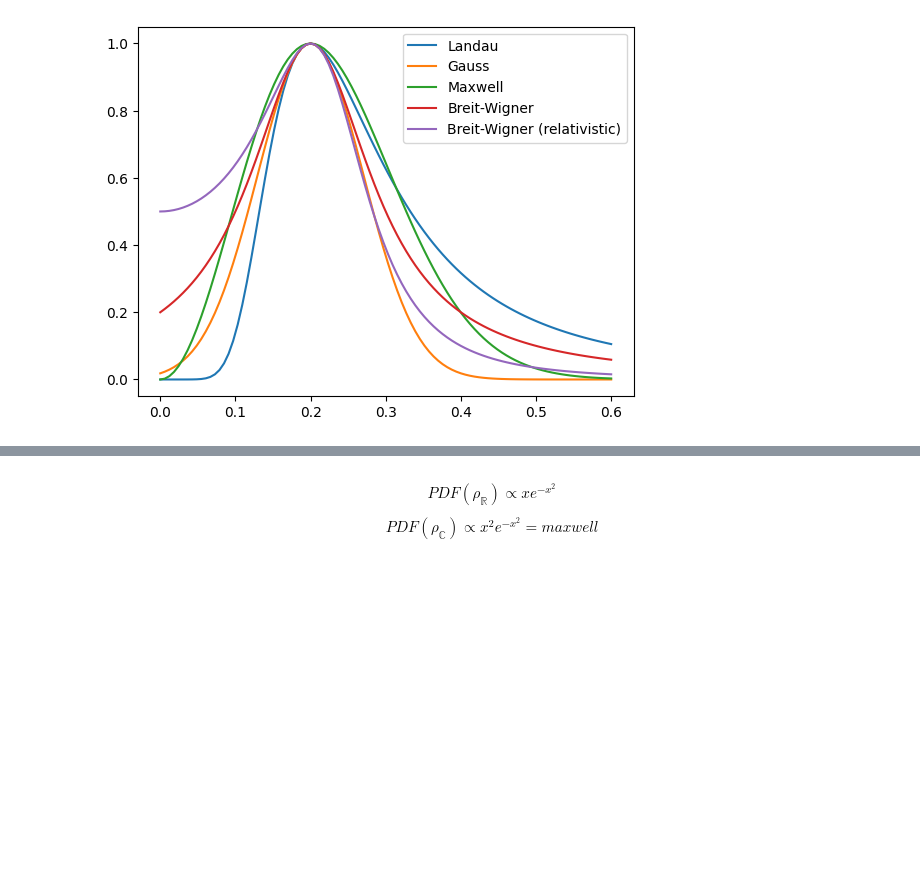
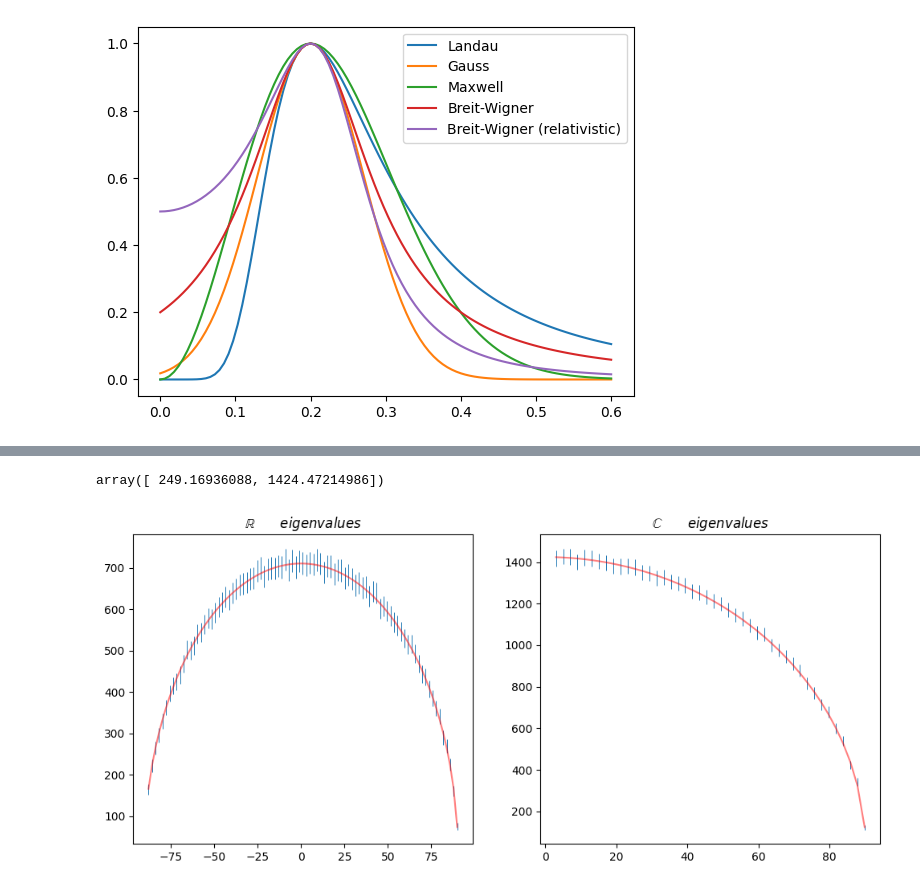
Before and after one commit to pinbraerts/vychmaty, a Jupyter notebook: week1.ipynb, the cells around one changed output, grey strips where cells are left out. Cells and saved outputs as stored; diff of their text form; code cells hidden in the pictures; blank space fills up the shorter version.

```diff
--- a/week1.ipynb
+++ b/week1.ipynb
@@ -413,3 +358,42 @@ fig.tight_layout()
-# %% [markdown]
-$$ PDF(\rho_{\mathbb{R}}) \propto x e^{-x^2} $$
-$$ PDF(\rho_{\mathbb{C}}) \propto x ^ 2 e^{-x^2} = maxwell $$
+# %%
+from scipy.optimize import curve_fit
+import numpy as np
+import matplotlib.pyplot as plt
+
+def plot_experiment(x, hist, function, ax, **kwargs):
+    yerr = np.sqrt(hist)
+    ax.errorbar(x, hist, yerr=yerr, linestyle='none', marker='none', elinewidth=0.7)
+    i = np.argmax(hist)
+    parameters = (0.1, hist[i], *kwargs.pop('parameters', []))
+    parameters, *_ = curve_fit(function, x, hist, parameters, sigma=yerr)
+    y = function(x, *parameters)
+    if 'yscale' in kwargs:
+        ax.set_yscale(kwargs.pop('yscale'))
+    if 'title' in kwargs:
+        ax.set_title(kwargs.pop('title'))
+    ax.plot(x, y, color='red', alpha=0.5, **kwargs)
+    if 'label' in kwargs:
+        ax.legend()
+    return parameters
+
+newh = [list(i) for i in hist]
+positive = hist[0][1] > 0
+newh[0][0] = hist[0][0][positive][1:]
+newh[0][1] = hist[0][1][positive][1:]
+positive = hist[1][1] > 0
+newh[1][0] = hist[1][0][positive][1:]
+newh[1][1] = hist[1][1][positive][1:]
+positive = hist[2][1] > 0
+newh[2][0] = hist[2][0][positive][1:]
+newh[2][1] = hist[2][1][positive][1:]
+positive = hist[3][1] > 0
+newh[3][0] = hist[3][0][positive][1:]
+newh[3][1] = hist[3][1][positive][1:]
+# %%
+fig, axs = plt.subplots(1, 2, figsize=[12, 5])
+circ = lambda x, s, h: np.sqrt(h * h - s * x ** 2)
+plot_experiment(newh[0][0], newh[0][1], circ, axs[0], title=r'$\mathbb{R} \qquad eigenvalues$')
+plot_experiment(newh[2][0], newh[2][1], circ, axs[1], title=r'$\mathbb{C} \qquad eigenvalues$')
+# %% [output]
+array([ 249.16936088, 1424.47214986])
+[figure, added]
```
Also changed, not shown: parts of 4 cells of this notebook.
